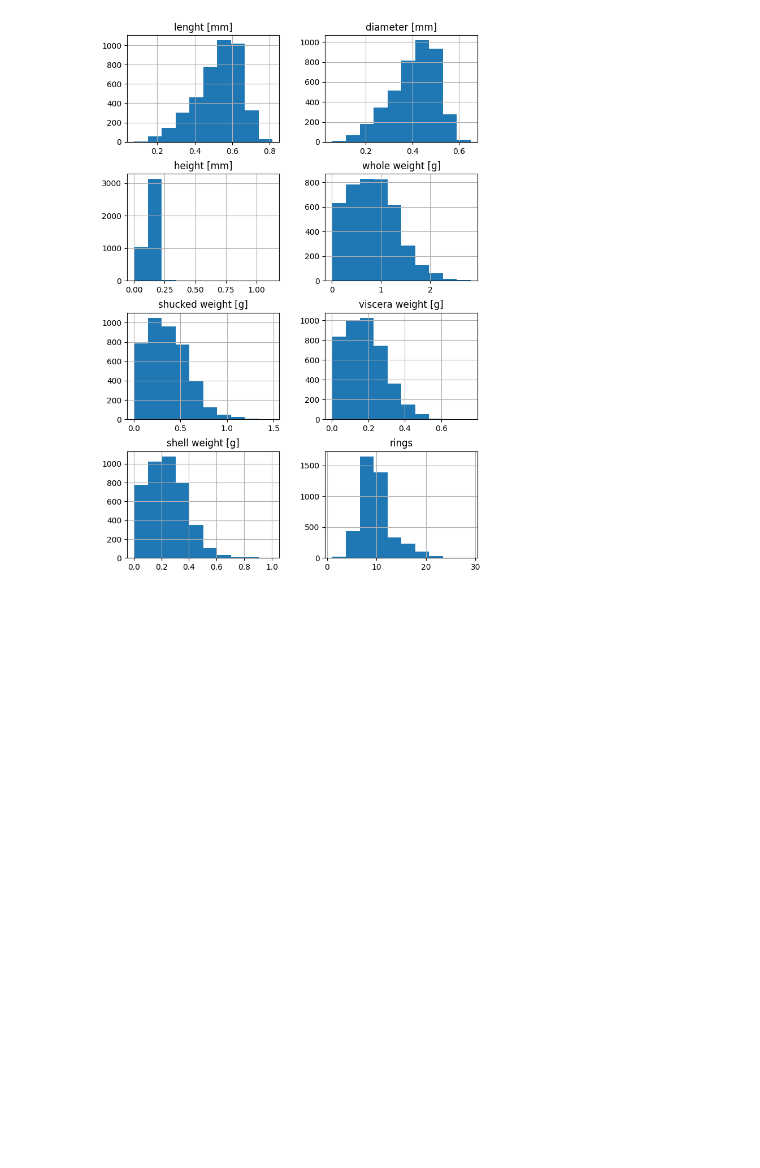
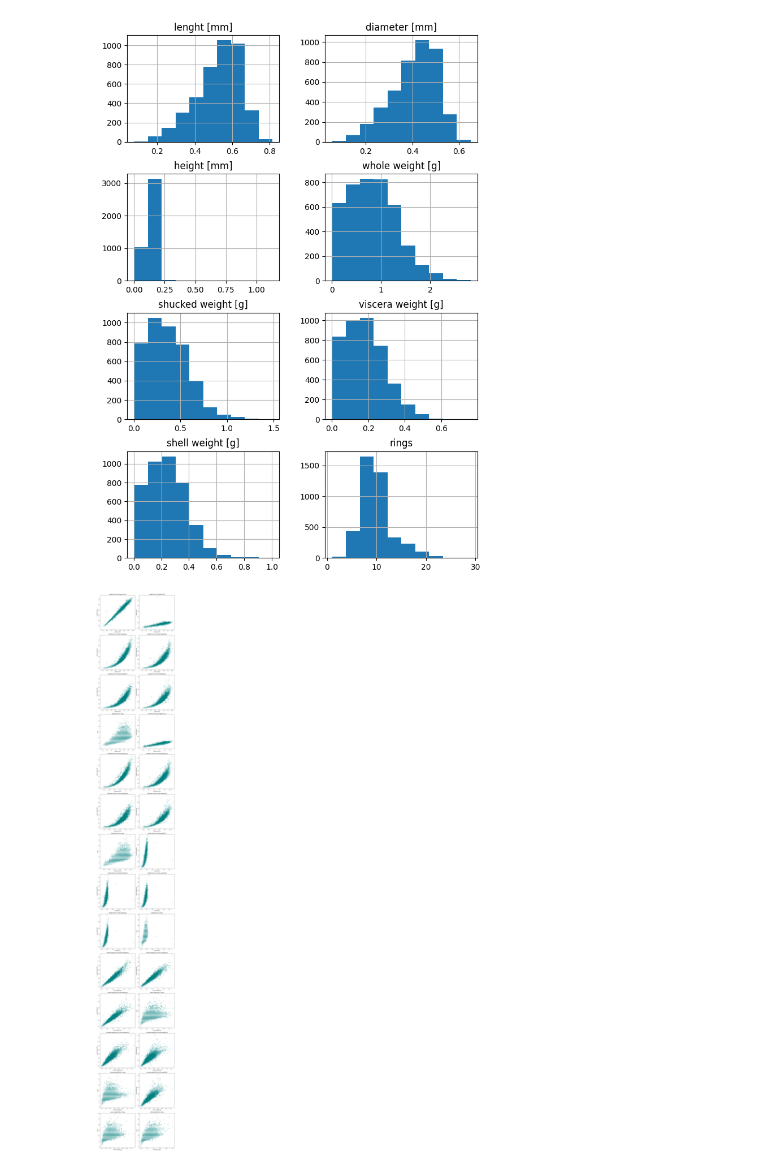
Before and after one commit to Sw3eT1/PY, a Jupyter notebook: Assignment 1/Assignment 1.ipynb, the cells around one changed output. Cells and saved outputs as stored; diff of their text form; code cells hidden in the pictures; blank space fills up the shorter version.

```diff
--- a/Assignment 1/Assignment 1.ipynb
+++ b/Assignment 1/Assignment 1.ipynb
@@ -65,3 +70,26 @@ array([[<Axes: title={'center': 'lenght [mm]'}>,
        [<Axes: title={'center': 'shell weight [g]'}>,
         <Axes: title={'center': 'rings'}>]], dtype=object)
 [figure]
+# %%
+all_quantitative_pairs = (
+    list(
+        combinations(quantitative_values, 2)
+))
+
+fig, axes = plt.subplots(14, 2, figsize=(12, 84))
+axes = axes.flatten()
+
+for i, (x_var, y_var) in enumerate(all_quantitative_pairs):
+    quantitative_values.plot.scatter(
+        x=x_var,
+        y=y_var,
+        ax=axes[i],
+        alpha=0.6,
+        color='teal',
+        title=f'{x_var} vs {y_var}'
+    )
+
+plt.tight_layout()
+plt.show()
+# %% [output]
+[figure, added]
```
Also changed, not shown: parts of 4 cells of this notebook.
